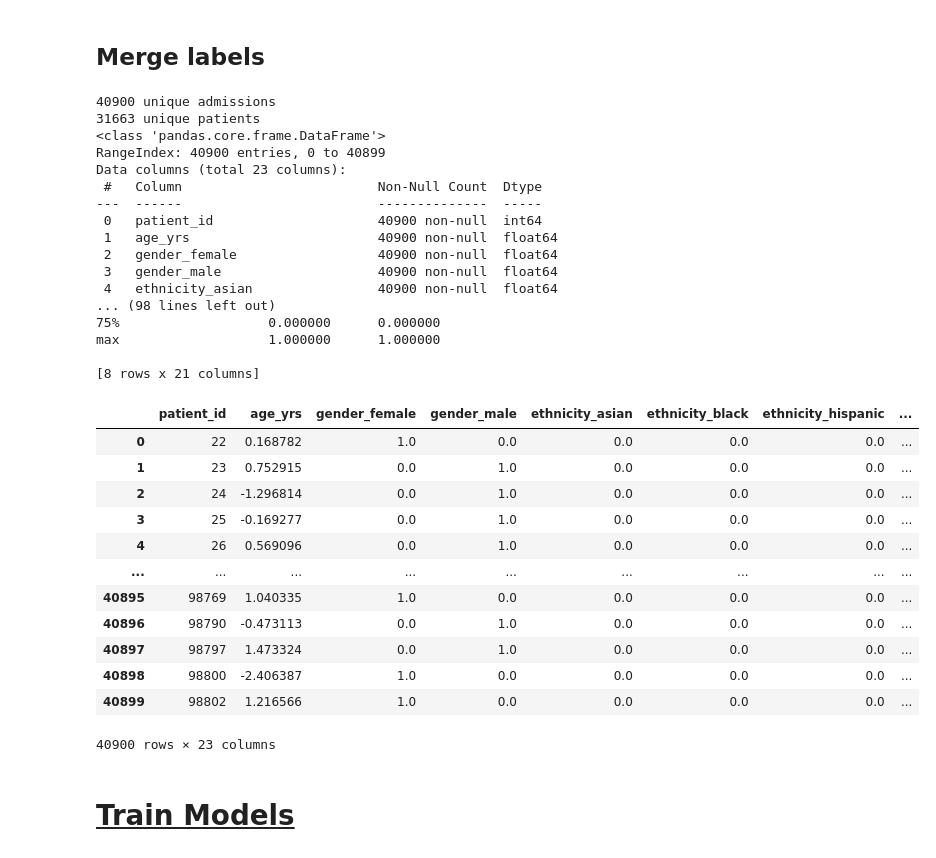
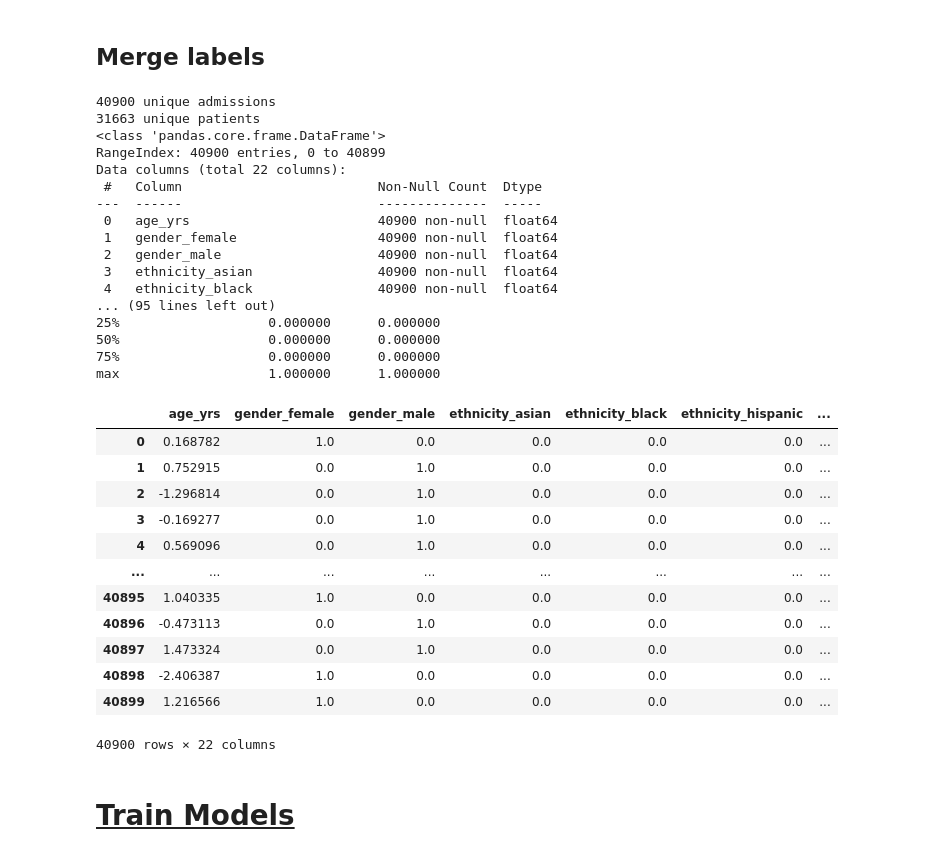
Before and after one commit to TylerAnderton/DeepRiskICU, a Jupyter notebook: ml-training/long_context.ipynb, the cells around one changed output. Drawn from its saved outputs; the diff is of its cells as text; code cells hidden in the pictures.

Commit message:
accidentally left patient_id in last training runs. retrained logistic regression

```diff
--- a/ml-training/long_context.ipynb
+++ b/ml-training/long_context.ipynb
@@ -1285,56 +1283,56 @@ assert len(final_data) == len(merged_features), "Final data length does not matc
 assert len(final_data) == len(labels_final), "Final data length does not match labels length"
 
 age_mean = final_data['age_yrs'].mean()
 age_std = final_data['age_yrs'].std()
 final_data['age_yrs'] = (final_data['age_yrs'] - age_mean) / age_std
 
 age_stats = pd.DataFrame({
     'age_mean': [age_mean],
     'age_std': [age_std],
 })
 age_stats.to_csv(os.path.join('data', 'training', 'age_stats.csv'), index=False)
 
 assert final_data['admission_id'].nunique() == num_unique_admissions
 print(f"{num_unique_admissions} unique admissions")
 print(f"{num_unique_patients} unique patients")
 
-final_data.drop(columns='admission_id', inplace=True)
+final_data.drop(columns=['admission_id', 'patient_id'], inplace=True)
 final_data.reset_index(drop=True, inplace=True)
 
 print(final_data.info())
 print(final_data.describe())
 final_data
 # %% [output]
 40900 unique admissions
 31663 unique patients
 <class 'pandas.core.frame.DataFrame'>
 RangeIndex: 40900 entries, 0 to 40899
-Data columns (total 23 columns):
+Data columns (total 22 columns):
  #   Column                         Non-Null Count  Dtype
 ---  ------                         --------------  -----
- 0   patient_id                     40900 non-null  int64
- 1   age_yrs                        40900 non-null  float64
- 2   gender_female                  40900 non-null  float64
- 3   gender_male                    40900 non-null  float64
- 4   ethnicity_asian                40900 non-null  float64
-... (98 lines left out)
+ 0   age_yrs                        40900 non-null  float64
+ 1   gender_female                  40900 non-null  float64
+ 2   gender_male                    40900 non-null  float64
+ 3   ethnicity_asian                40900 non-null  float64
+ 4   ethnicity_black                40900 non-null  float64
+... (95 lines left out)
+25%                   0.000000      0.000000
+50%                   0.000000      0.000000
 75%                   0.000000      0.000000
 max                   1.000000      1.000000
-
-[8 rows x 21 columns]
-|  | patient_id | age_yrs | gender_female | gender_male | ethnicity_asian | ethnicity_black | ethnicity_hispanic | ... |
-| 0 | 22 | 0.168782 | 1.0 | 0.0 | 0.0 | 0.0 | 0.0 | ... |
-| 1 | 23 | 0.752915 | 0.0 | 1.0 | 0.0 | 0.0 | 0.0 | ... |
-| 2 | 24 | -1.296814 | 0.0 | 1.0 | 0.0 | 0.0 | 0.0 | ... |
-| 3 | 25 | -0.169277 | 0.0 | 1.0 | 0.0 | 0.0 | 0.0 | ... |
-| 4 | 26 | 0.569096 | 0.0 | 1.0 | 0.0 | 0.0 | 0.0 | ... |
-| ... | ... | ... | ... | ... | ... | ... | ... | ... |
-| 40895 | 98769 | 1.040335 | 1.0 | 0.0 | 0.0 | 0.0 | 0.0 | ... |
-| 40896 | 98790 | -0.473113 | 0.0 | 1.0 | 0.0 | 0.0 | 0.0 | ... |
-| 40897 | 98797 | 1.473324 | 0.0 | 1.0 | 0.0 | 0.0 | 0.0 | ... |
-| 40898 | 98800 | -2.406387 | 1.0 | 0.0 | 0.0 | 0.0 | 0.0 | ... |
-| 40899 | 98802 | 1.216566 | 1.0 | 0.0 | 0.0 | 0.0 | 0.0 | ... |
+|  | age_yrs | gender_female | gender_male | ethnicity_asian | ethnicity_black | ethnicity_hispanic | ... |
+| 0 | 0.168782 | 1.0 | 0.0 | 0.0 | 0.0 | 0.0 | ... |
+| 1 | 0.752915 | 0.0 | 1.0 | 0.0 | 0.0 | 0.0 | ... |
+| 2 | -1.296814 | 0.0 | 1.0 | 0.0 | 0.0 | 0.0 | ... |
+| 3 | -0.169277 | 0.0 | 1.0 | 0.0 | 0.0 | 0.0 | ... |
+| 4 | 0.569096 | 0.0 | 1.0 | 0.0 | 0.0 | 0.0 | ... |
+| ... | ... | ... | ... | ... | ... | ... | ... |
+| 40895 | 1.040335 | 1.0 | 0.0 | 0.0 | 0.0 | 0.0 | ... |
+| 40896 | -0.473113 | 0.0 | 1.0 | 0.0 | 0.0 | 0.0 | ... |
+| 40897 | 1.473324 | 0.0 | 1.0 | 0.0 | 0.0 | 0.0 | ... |
+| 40898 | -2.406387 | 1.0 | 0.0 | 0.0 | 0.0 | 0.0 | ... |
+| 40899 | 1.216566 | 1.0 | 0.0 | 0.0 | 0.0 | 0.0 | ... |
-40900 rows × 23 columns
+40900 rows × 22 columns
 # %% [markdown]
 # <u>Train Models</u>
 # %% [markdown]
```
Also changed, not shown: parts of 8 cells of this notebook, 3 other files.
